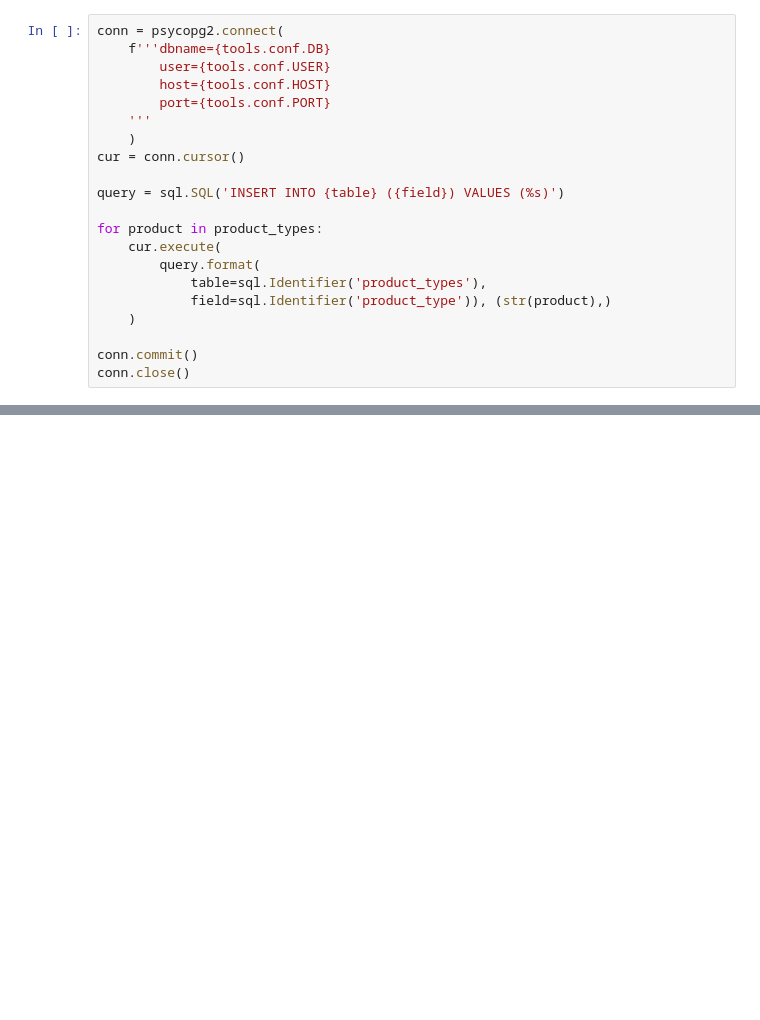
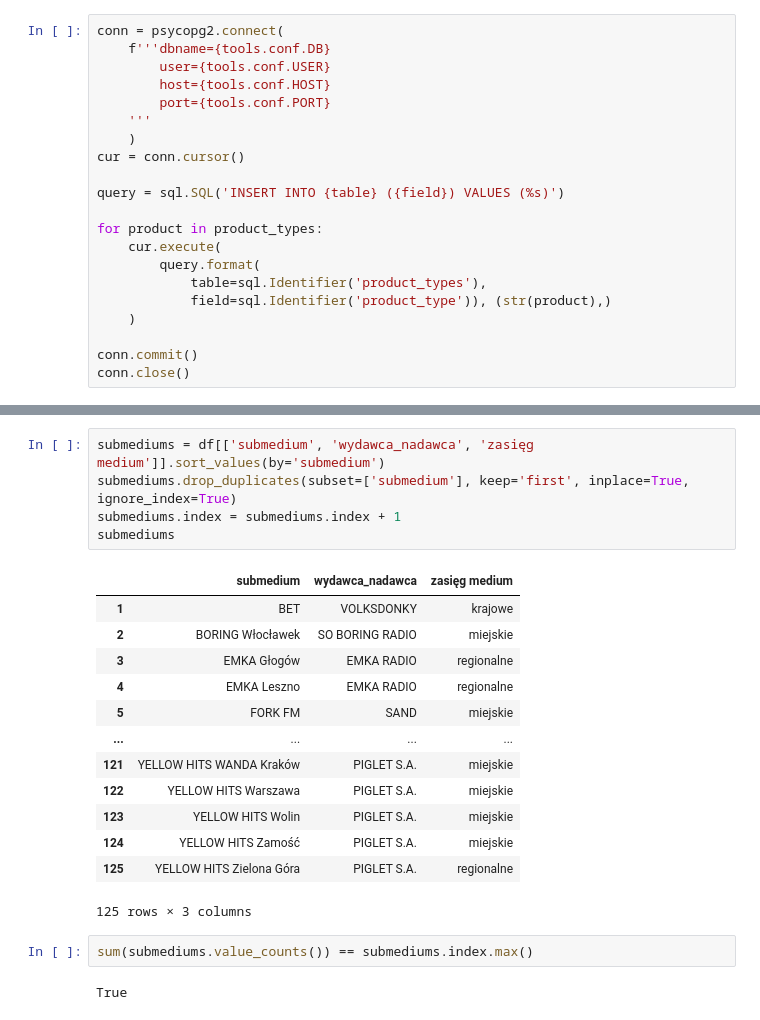
Before and after one commit to MrSz-84/cs50sql_fin, a Jupyter notebook: populate.ipynb, the cells around one changed output, grey strips where cells are left out. Drawn from its saved outputs; the diff is of its cells as text; blank space fills up the shorter version.

```diff
--- a/populate.ipynb
+++ b/populate.ipynb
@@ -239,0 +301,23 @@ conn.close()
+# %%
+submediums = df[['submedium', 'wydawca_nadawca', 'zasięg medium']].sort_values(by='submedium')
+submediums.drop_duplicates(subset=['submedium'], keep='first', inplace=True, ignore_index=True)
+submediums.index = submediums.index + 1
+submediums
+# %% [output]
+|  | submedium | wydawca_nadawca | zasięg medium |
+| 1 | BET | VOLKSDONKY | krajowe |
+| 2 | BORING Włocławek | SO BORING RADIO | miejskie |
+| 3 | EMKA Głogów | EMKA RADIO | regionalne |
+| 4 | EMKA Leszno | EMKA RADIO | regionalne |
+| 5 | FORK FM | SAND | miejskie |
+| ... | ... | ... | ... |
+| 121 | YELLOW HITS WANDA Kraków | PIGLET S.A. | miejskie |
+| 122 | YELLOW HITS Warszawa | PIGLET S.A. | miejskie |
+| 123 | YELLOW HITS Wolin | PIGLET S.A. | miejskie |
+| 124 | YELLOW HITS Zamość | PIGLET S.A. | miejskie |
+| 125 | YELLOW HITS Zielona Góra | PIGLET S.A. | regionalne |
+125 rows × 3 columns
+# %%
+sum(submediums.value_counts()) == submediums.index.max()
+# %% [output]
+True
```
Also changed, not shown: parts of 9 cells of this notebook, 1 other file.
